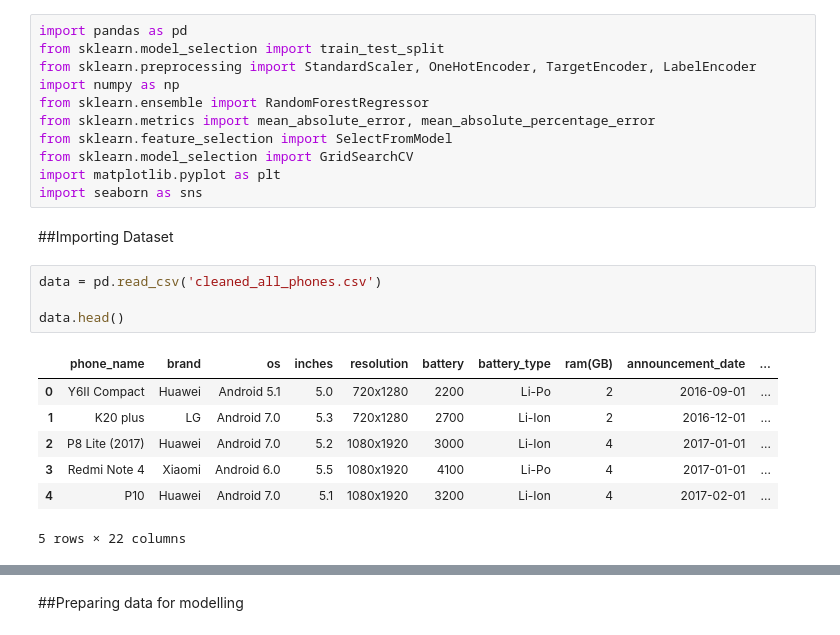
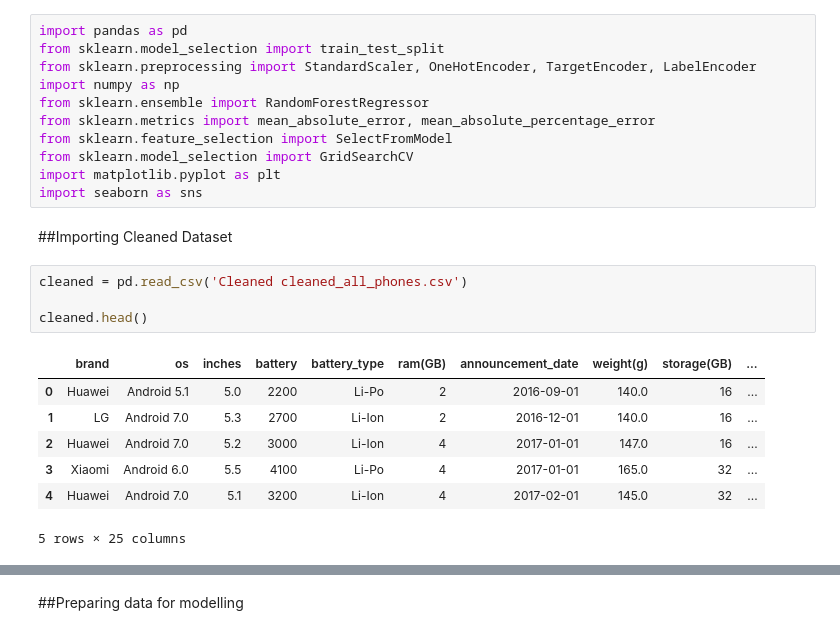
Before and after one commit to Intelligent-QuestionMark/Mobile-Device-Price-Prediction, a Jupyter notebook: Random Forests/Phone_Prices_cap.ipynb, the cells around one changed output, grey strips where cells are left out. Saved outputs shown, nothing was run; the diff lists cells and outputs as text.

```diff
--- a/Random Forests/Phone_Prices_cap.ipynb
+++ b/Random Forests/Phone_Prices_cap.ipynb
@@ -46,16 +46,16 @@ from sklearn.model_selection import GridSearchCV
 import matplotlib.pyplot as plt
 import seaborn as sns
 # %% [markdown]
-##Importing Dataset
+##Importing Cleaned Dataset
 # %%
-data = pd.read_csv('cleaned_all_phones.csv')
+cleaned = pd.read_csv('Cleaned cleaned_all_phones.csv')
 
-data.head()
+cleaned.head()
 # %% [output]
-|  | phone_name | brand | os | inches | resolution | battery | battery_type | ram(GB) | announcement_date | ... |
-| 0 | Y6II Compact | Huawei | Android 5.1 | 5.0 | 720x1280 | 2200 | Li-Po | 2 | 2016-09-01 | ... |
-| 1 | K20 plus | LG | Android 7.0 | 5.3 | 720x1280 | 2700 | Li-Ion | 2 | 2016-12-01 | ... |
-| 2 | P8 Lite (2017) | Huawei | Android 7.0 | 5.2 | 1080x1920 | 3000 | Li-Ion | 4 | 2017-01-01 | ... |
-| 3 | Redmi Note 4 | Xiaomi | Android 6.0 | 5.5 | 1080x1920 | 4100 | Li-Po | 4 | 2017-01-01 | ... |
-| 4 | P10 | Huawei | Android 7.0 | 5.1 | 1080x1920 | 3200 | Li-Ion | 4 | 2017-02-01 | ... |
+|  | brand | os | inches | battery | battery_type | ram(GB) | announcement_date | weight(g) | storage(GB) | ... |
+| 0 | Huawei | Android 5.1 | 5.0 | 2200 | Li-Po | 2 | 2016-09-01 | 140.0 | 16 | ... |
+| 1 | LG | Android 7.0 | 5.3 | 2700 | Li-Ion | 2 | 2016-12-01 | 140.0 | 16 | ... |
+| 2 | Huawei | Android 7.0 | 5.2 | 3000 | Li-Ion | 4 | 2017-01-01 | 147.0 | 16 | ... |
+| 3 | Xiaomi | Android 6.0 | 5.5 | 4100 | Li-Po | 4 | 2017-01-01 | 165.0 | 32 | ... |
+| 4 | Huawei | Android 7.0 | 5.1 | 3200 | Li-Ion | 4 | 2017-02-01 | 145.0 | 32 | ... |
-5 rows × 22 columns
+5 rows × 25 columns
```
Also changed, not shown: parts of 44 cells of this notebook, 2 other files.
